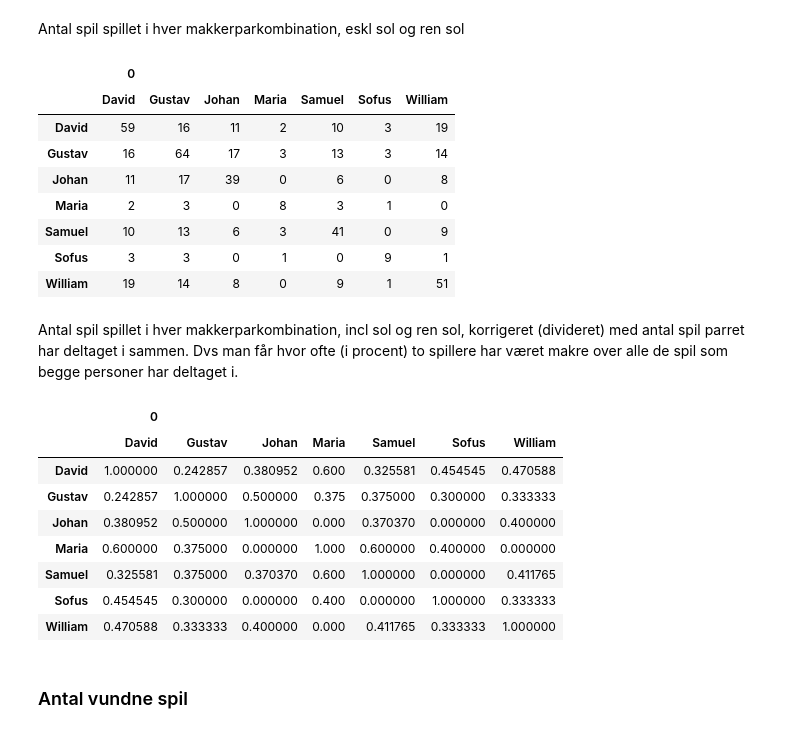
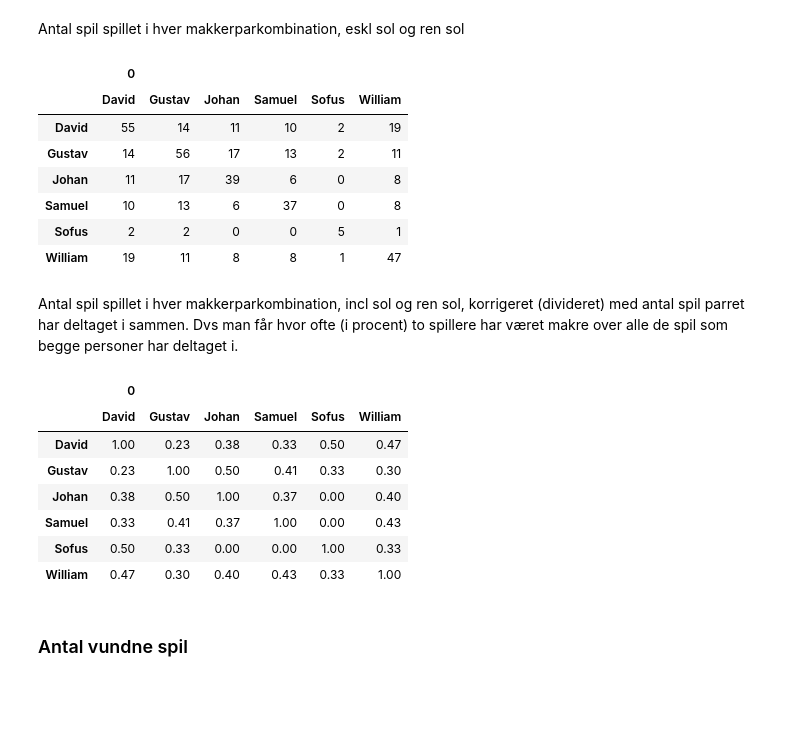
Before and after one commit to GustavWZ/Whist---Sommerhus, a Jupyter notebook: Analyse.ipynb, the cells around one changed output. Cells and saved outputs as stored; diff of their text form; code cells hidden in the pictures; blank space fills up the shorter version.

```diff
--- a/Analyse.ipynb
+++ b/Analyse.ipynb
@@ -8,7 +8,7 @@ import collections
 # %% [markdown]
 # Data Import
 # %%
-df = pd.read_csv("Sommerhus22/Sommerhus22_data.csv", sep=";")
+df_pre = pd.read_csv("Sommerhus22/Sommerhus22_data.csv", sep=";")
 # %% [markdown]
 ## Datasortering/Forberedelse
 # %%
@@ -71,3 +85,7 @@ def melding_format(df):
+# %%
+persons_remove = ["Maria"] # Lad blot listen være tom hvis ingen ønskes fjernet fra data
+
+df = remove_persons(df_pre, persons_remove)
 # %% [markdown]
 Laver en dictionary-template som indeholder alle spillere.
 # %%
@@ -358,10 +355,9 @@ Antal spil som hver personkombination har deltaget i sammen (dvs inkl som både
 game_amo_pairs = pairs_temp.copy()
 
 for i in range(amo):
-    for p1 in dict_temp:
-        for p2 in dict_temp:
-            if df.iloc[i][p1] != 0 and df.iloc[i][p2] != 0:
-                game_amo_pairs[p1,p2] += 1
+    for p1, p2 in game_amo_pairs:
+        if df.iloc[i][p1] != 0 and df.iloc[i][p2] != 0:
+            game_amo_pairs[p1,p2] += 1
 
 
 game_amo_pairs_df = pd.DataFrame(game_amo_pairs.values(), index=pd.MultiIndex.from_tuples(game_amo_pairs.keys())).unstack(1)
@@ -382,12 +377,11 @@ Antal spil spillet i hver makkerparkombination, incl sol og ren sol
 makre_amo_pairs = pairs_temp.copy()
 
 for i in range(amo):
-    for p1 in dict_temp:
-        for p2 in dict_temp:
-            if df.iloc[i][p1] > 0 and df.iloc[i][p2] > 0:
-                makre_amo_pairs[p1,p2] += 1
-            elif df.iloc[i][p1] < 0 and df.iloc[i][p2] < 0:
-                makre_amo_pairs[p1,p2] += 1
+    for p1, p2 in makre_amo_pairs:
+        if df.iloc[i][p1] > 0 and df.iloc[i][p2] > 0:
+            makre_amo_pairs[p1,p2] += 1
+        elif df.iloc[i][p1] < 0 and df.iloc[i][p2] < 0:
+            makre_amo_pairs[p1,p2] += 1
 
 
 makre_amo_pairs_df = pd.DataFrame(makre_amo_pairs.values(), index=pd.MultiIndex.from_tuples(makre_amo_pairs.keys())).unstack(1)
@@ -407,50 +400,46 @@ Antal spil spillet i hver makkerparkombination, eskl sol og ren sol
 # %%
 makre_amo_pairs_nosol = pairs_temp.copy()
 
 for i in range(amo):
     if df.iloc[i]["Melding"] != "Sol" and df.iloc[i]["Melding"] != "Rsol":
-        for p1 in dict_temp:
-            for p2 in dict_temp:
-                if df.iloc[i][p1] > 0 and df.iloc[i][p2] > 0:
-                    makre_amo_pairs_nosol[p1,p2] += 1
-                elif df.iloc[i][p1] < 0 and df.iloc[i][p2] < 0:
-                    makre_amo_pairs_nosol[p1,p2] += 1
+        for p1, p2 in makre_amo_pairs_nosol:
+            if df.iloc[i][p1] > 0 and df.iloc[i][p2] > 0:
+                makre_amo_pairs_nosol[p1,p2] += 1
+            elif df.iloc[i][p1] < 0 and df.iloc[i][p2] < 0:
+                makre_amo_pairs_nosol[p1,p2] += 1
 
 
 makre_amo_pairs_nosol_df = pd.DataFrame(makre_amo_pairs_nosol.values(), index=pd.MultiIndex.from_tuples(makre_amo_pairs_nosol.keys())).unstack(1)
 makre_amo_pairs_nosol_df
 # %% [output]
-|  | 0 |  |  |  |  |  |  |
-|  | David | Gustav | Johan | Maria | Samuel | Sofus | William |
-| David | 59 | 16 | 11 | 2 | 10 | 3 | 19 |
-| Gustav | 16 | 64 | 17 | 3 | 13 | 3 | 14 |
-| Johan | 11 | 17 | 39 | 0 | 6 | 0 | 8 |
-| Maria | 2 | 3 | 0 | 8 | 3 | 1 | 0 |
-| Samuel | 10 | 13 | 6 | 3 | 41 | 0 | 9 |
-| Sofus | 3 | 3 | 0 | 1 | 0 | 9 | 1 |
-| William | 19 | 14 | 8 | 0 | 9 | 1 | 51 |
+|  | 0 |  |  |  |  |  |
+|  | David | Gustav | Johan | Samuel | Sofus | William |
+| David | 55 | 14 | 11 | 10 | 2 | 19 |
+| Gustav | 14 | 56 | 17 | 13 | 2 | 11 |
+| Johan | 11 | 17 | 39 | 6 | 0 | 8 |
+| Samuel | 10 | 13 | 6 | 37 | 0 | 8 |
+| Sofus | 2 | 2 | 0 | 0 | 5 | 1 |
+| William | 19 | 11 | 8 | 8 | 1 | 47 |
 # %% [markdown]
 Antal spil spillet i hver makkerparkombination, incl sol og ren sol, korrigeret (divideret) med antal spil parret har deltaget i sammen. Dvs man får hvor ofte (i procent) to spillere har været makre over alle de spil som begge personer har deltaget i.
 # %%
 makre_amo_pairs_corr = pairs_temp.copy()
 
-for p1 in dict_temp:
-    for p2 in dict_temp:
-        if game_amo_pairs[p1,p2] != 0:
-            makre_amo_pairs_corr[p1,p2] = makre_amo_pairs[p1,p2]/game_amo_pairs[p1,p2]
+for p1,p2 in makre_amo_pairs_corr:
+    if game_amo_pairs[p1,p2] != 0:
+        makre_amo_pairs_corr[p1,p2] = makre_amo_pairs[p1,p2]/game_amo_pairs[p1,p2]
 
 makre_amo_pairs_corr_df = pd.DataFrame(makre_amo_pairs_corr.values(), index=pd.MultiIndex.from_tuples(makre_amo_pairs_corr.keys())).unstack(1)
-makre_amo_pairs_corr_df
+makre_amo_pairs_corr_df.round(decimals=2)
 # %% [output]
-|  | 0 |  |  |  |  |  |  |
-|  | David | Gustav | Johan | Maria | Samuel | Sofus | William |
-| David | 1.000000 | 0.242857 | 0.380952 | 0.600 | 0.325581 | 0.454545 | 0.470588 |
-| Gustav | 0.242857 | 1.000000 | 0.500000 | 0.375 | 0.375000 | 0.300000 | 0.333333 |
-| Johan | 0.380952 | 0.500000 | 1.000000 | 0.000 | 0.370370 | 0.000000 | 0.400000 |
-| Maria | 0.600000 | 0.375000 | 0.000000 | 1.000 | 0.600000 | 0.400000 | 0.000000 |
-| Samuel | 0.325581 | 0.375000 | 0.370370 | 0.600 | 1.000000 | 0.000000 | 0.411765 |
-| Sofus | 0.454545 | 0.300000 | 0.000000 | 0.400 | 0.000000 | 1.000000 | 0.333333 |
-| William | 0.470588 | 0.333333 | 0.400000 | 0.000 | 0.411765 | 0.333333 | 1.000000 |
+|  | 0 |  |  |  |  |  |
+|  | David | Gustav | Johan | Samuel | Sofus | William |
+| David | 1.00 | 0.23 | 0.38 | 0.33 | 0.50 | 0.47 |
+| Gustav | 0.23 | 1.00 | 0.50 | 0.41 | 0.33 | 0.30 |
+| Johan | 0.38 | 0.50 | 1.00 | 0.37 | 0.00 | 0.40 |
+| Samuel | 0.33 | 0.41 | 0.37 | 1.00 | 0.00 | 0.43 |
+| Sofus | 0.50 | 0.33 | 0.00 | 0.00 | 1.00 | 0.33 |
+| William | 0.47 | 0.30 | 0.40 | 0.43 | 0.33 | 1.00 |
 # %% [markdown]
 ### Antal vundne spil
 # %% [markdown]
```
Also changed, not shown: parts of 27 cells of this notebook.
